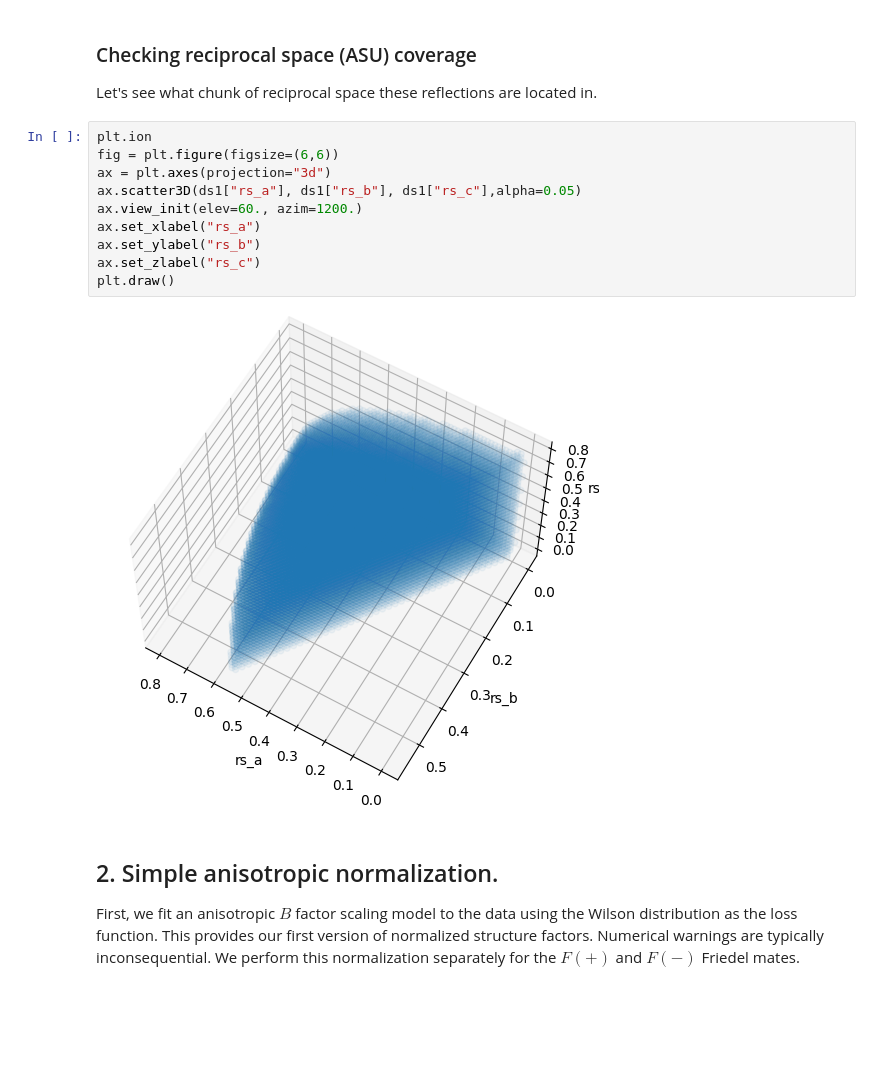
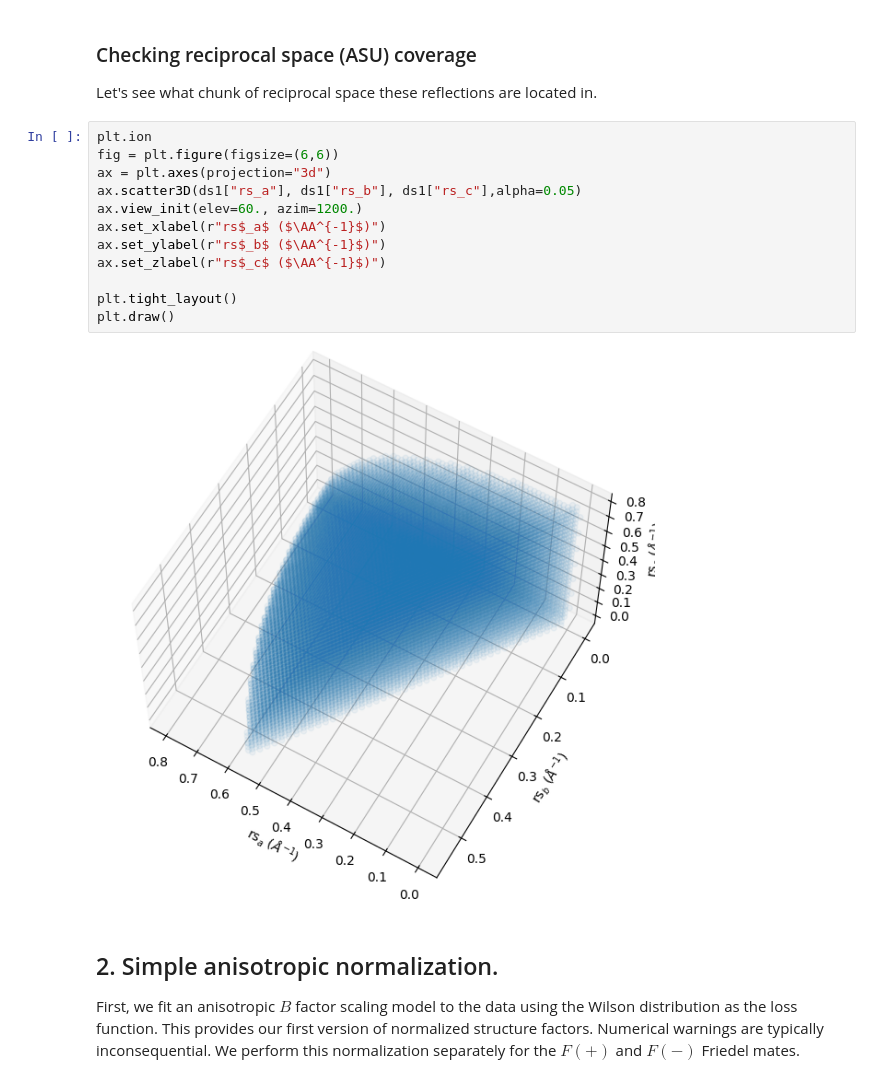
Before and after one commit to Hekstra-Lab/dw, a Jupyter notebook: 1A_Anom_dataset_prep_and_scaling.ipynb, the cells around one changed output. Saved outputs shown, nothing was run; the diff lists cells and outputs as text; blank space fills up the shorter version.

```diff
--- a/1A_Anom_dataset_prep_and_scaling.ipynb
+++ b/1A_Anom_dataset_prep_and_scaling.ipynb
@@ -140,15 +138,17 @@ Let's see what chunk of reciprocal space these reflections are located in.
 # %%
 plt.ion
 fig = plt.figure(figsize=(6,6))
 ax = plt.axes(projection="3d")
 ax.scatter3D(ds1["rs_a"], ds1["rs_b"], ds1["rs_c"],alpha=0.05)
 ax.view_init(elev=60., azim=1200.)
-ax.set_xlabel("rs_a")
-ax.set_ylabel("rs_b")
-ax.set_zlabel("rs_c")
+ax.set_xlabel(r"rs$_a$ ($\AA^{-1}$)")
+ax.set_ylabel(r"rs$_b$ ($\AA^{-1}$)")
+ax.set_zlabel(r"rs$_c$ ($\AA^{-1}$)")
+
+plt.tight_layout()
 plt.draw()
 # %% [output]
-[figure, old version]
+[figure, new version]
 # %% [markdown]
 ## 2. Simple anisotropic normalization.
 First, we fit an anisotropic $B$ factor scaling model to the data using the Wilson distribution as the loss function. This provides our first version of normalized structure factors. Numerical warnings are typically inconsequential. We perform this normalization separately for the $F(+)$ and $F(-)$ Friedel mates.
```
Also changed, not shown: parts of 16 cells of this notebook, 20 other files.
